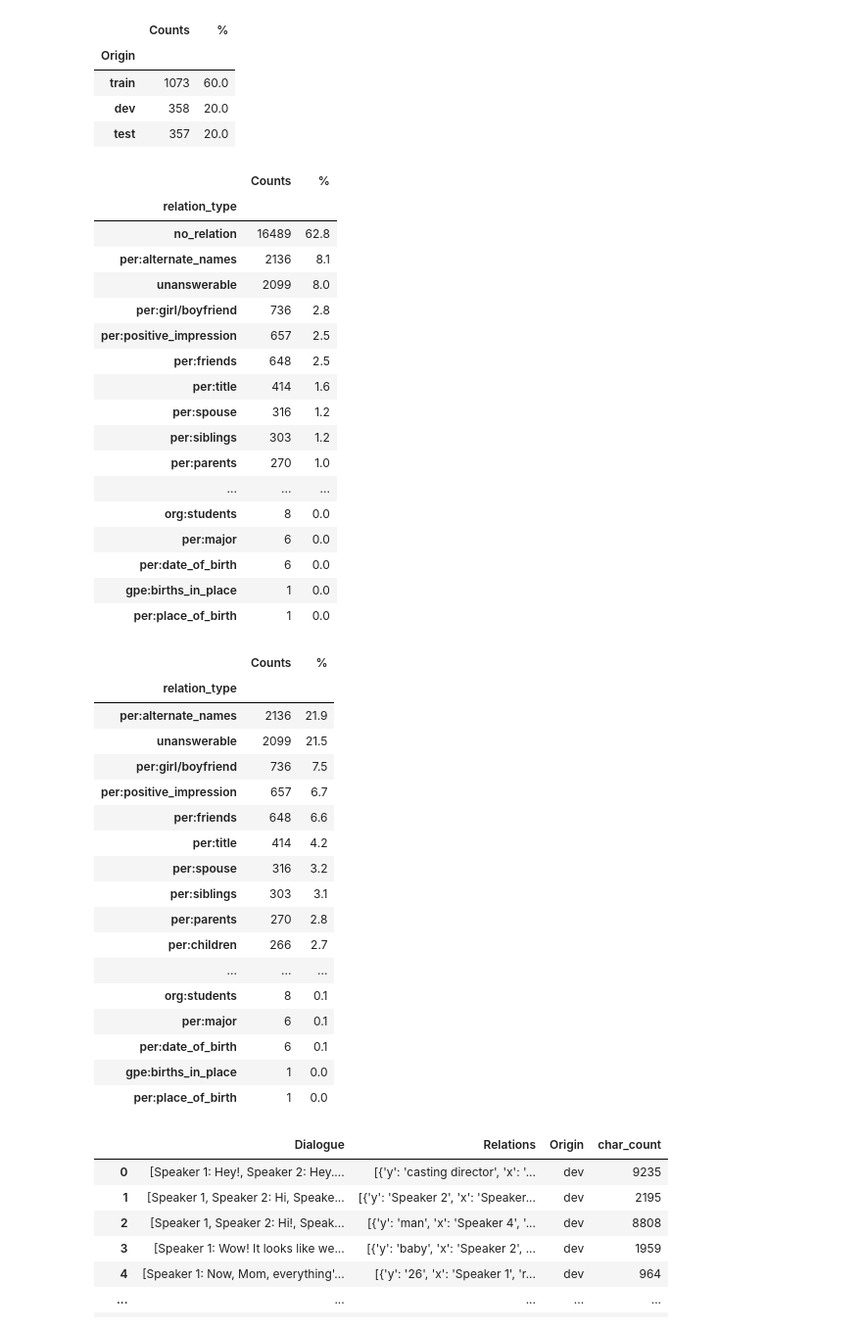
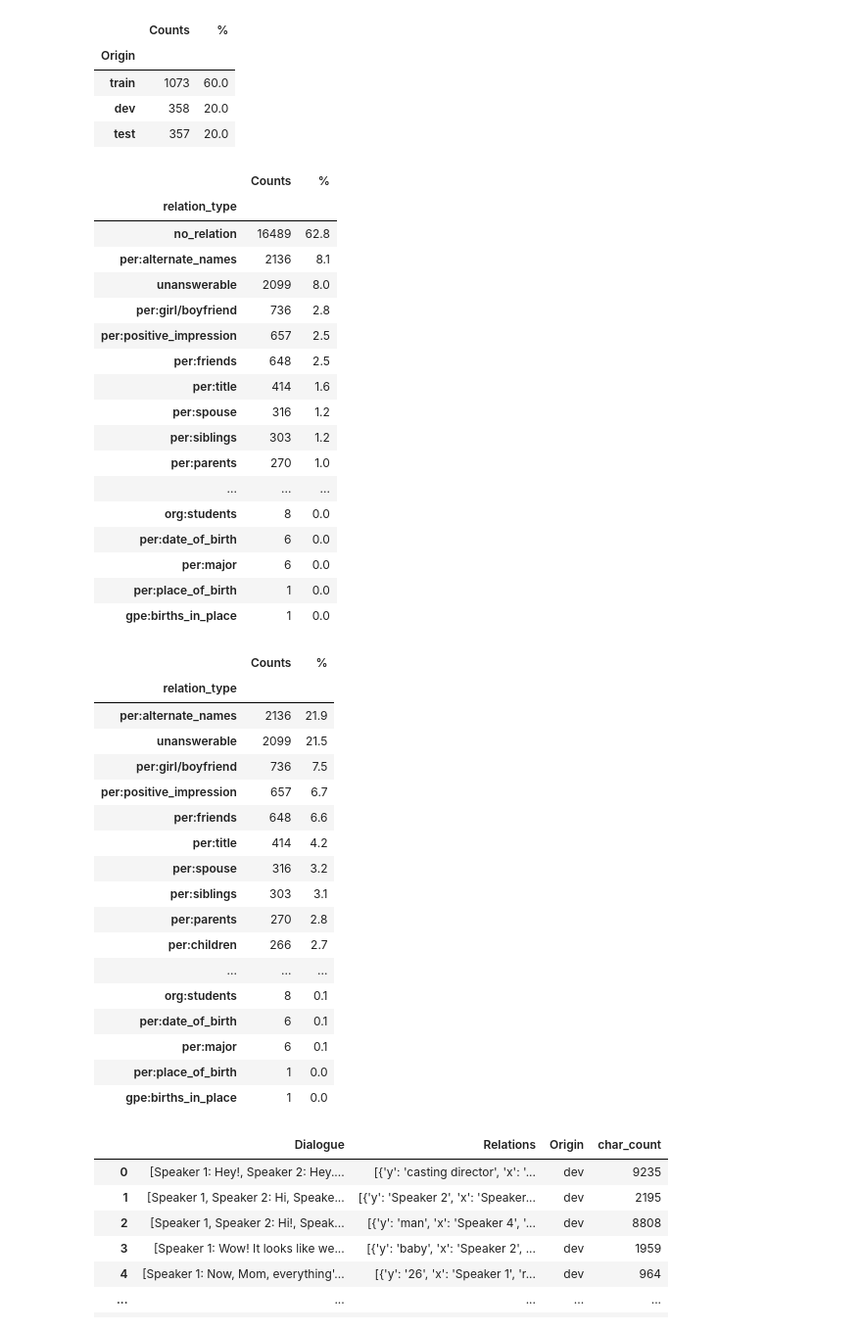
Before and after one commit to murilobellatini/RelNetCare, a Jupyter notebook: reports/dialogre-data-analysis-and-synthesization-costs.ipynb, the cells around one changed output. Shown at 98% size. Cells and saved outputs as stored; diff of their text form; code cells hidden in the pictures.

```diff
--- a/reports/dialogre-data-analysis-and-synthesization-costs.ipynb
+++ b/reports/dialogre-data-analysis-and-synthesization-costs.ipynb
@@ -74,7 +75,7 @@ df2['relation_type'] = df2['Relations'].apply(lambda x: x['r'][0])
 df2 = df2.drop('Relations', axis=1)
 
 # Now, we can count the amount of each 'relation_type'
-relation_stats = get_counts_and_percentages(df2['relation_type'])
+relation_stats = get_counts_and_percentages(df2, ['relation_type'])
 
 relation_stats
 # %% [output]
@@ -92,33 +93,34 @@ relation_stats
 | per:parents | 270 | 1.0 |
 | ... | ... | ... |
 | org:students | 8 | 0.0 |
+| per:date_of_birth | 6 | 0.0 |
 | per:major | 6 | 0.0 |
-| per:date_of_birth | 6 | 0.0 |
+| per:place_of_birth | 1 | 0.0 |
 | gpe:births_in_place | 1 | 0.0 |
-| per:place_of_birth | 1 | 0.0 |
 # %%
 mask = df2.relation_type != 'no_relation'
-relation_stats_original = get_counts_and_percentages(df2['relation_type'][mask])
+relation_stats_original = get_counts_and_percentages(df2[mask], ['relation_type'])
 relation_stats_original
+relation_stats_original
 # %% [output]
 |  | Counts | % |
 | relation_type |  |  |
 | per:alternate_names | 2136 | 21.9 |
 | unanswerable | 2099 | 21.5 |
 | per:girl/boyfriend | 736 | 7.5 |
 | per:positive_impression | 657 | 6.7 |
 | per:friends | 648 | 6.6 |
 | per:title | 414 | 4.2 |
 | per:spouse | 316 | 3.2 |
 | per:siblings | 303 | 3.1 |
 | per:parents | 270 | 2.8 |
 | per:children | 266 | 2.7 |
 | ... | ... | ... |
 | org:students | 8 | 0.1 |
+| per:date_of_birth | 6 | 0.1 |
 | per:major | 6 | 0.1 |
-| per:date_of_birth | 6 | 0.1 |
+| per:place_of_birth | 1 | 0.0 |
 | gpe:births_in_place | 1 | 0.0 |
-| per:place_of_birth | 1 | 0.0 |
 # %%
 df1['char_count'] = df1.apply(lambda x: len(f"{x.Dialogue},{x.Relations}"), axis=1)
 
```
Also changed, not shown: parts of 2 cells of this notebook.
